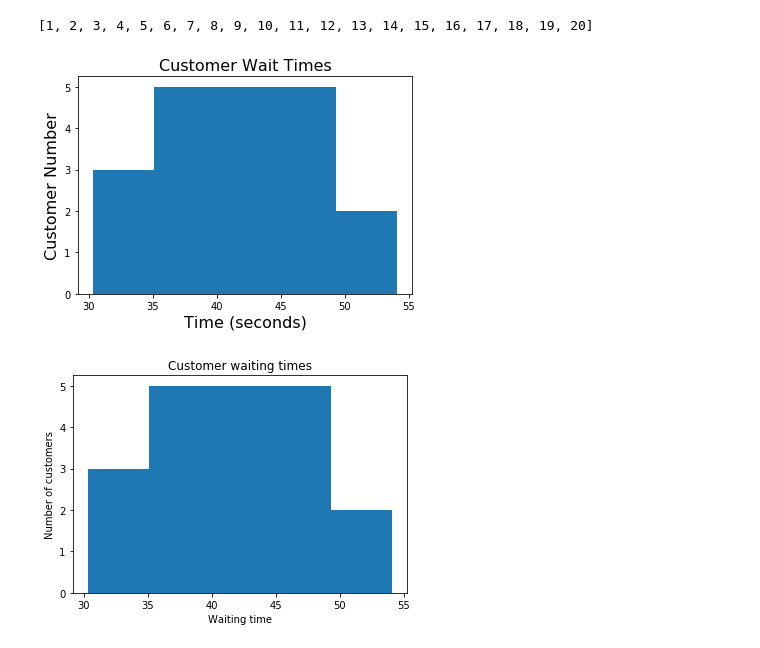
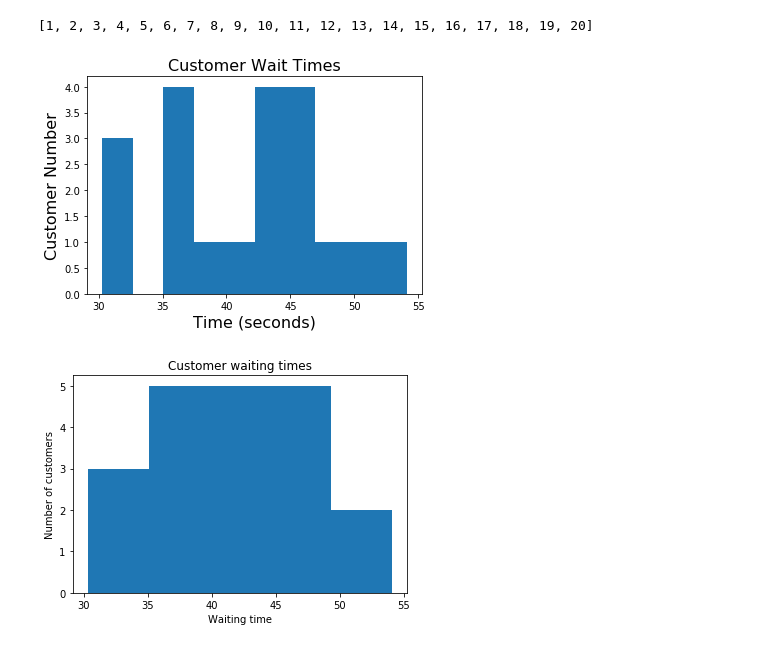
Before and after one commit to nabilabbas250/dsc-data-viz-lab-nyc-ds-071519, a Jupyter notebook: index.ipynb, the cells around one changed output. Cells and saved outputs as stored; diff of their text form; code cells hidden in the pictures.

```diff
--- a/index.ipynb
+++ b/index.ipynb
@@ -124,18 +124,18 @@ list(range(1, len(y)+1))
 # %%
 x = [43.1, 35.6, 37.5, 36.5, 45.3, 43.4, 40.3, 50.2, 47.3, 31.2, 42.2, 45.5, 30.3, 31.4, 35.6, 45.2, 54.1, 45.6, 36.5, 43.1]
 #y = list(range(1, len(y)+1))
 plt.xlabel('Time (seconds)', fontsize = 16)
 plt.ylabel('Customer Number', fontsize = 16)
 plt.title('Customer Wait Times', fontsize = 16)
-plt.hist(x, bins = 5)
+plt.hist(x, bins = 10)
 num_bins = 5
 #n, bins, patches = plt.hist(x, num_bins, facecolor='blue', alpha=0.5)
 #plt.yticks(np.arange(min(x), max(x)+1, 1.0))
 plt.show()
 
 #plt.hist(x, y, bins = )
 # %% [output]
-[figure, old version]
+[figure, new version]
 # %%
 x =
 
```
